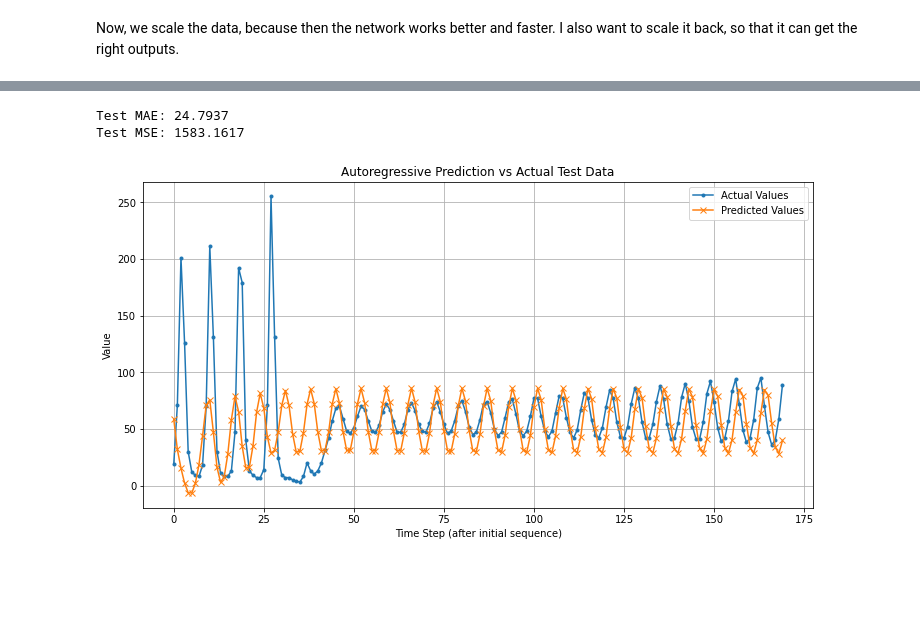
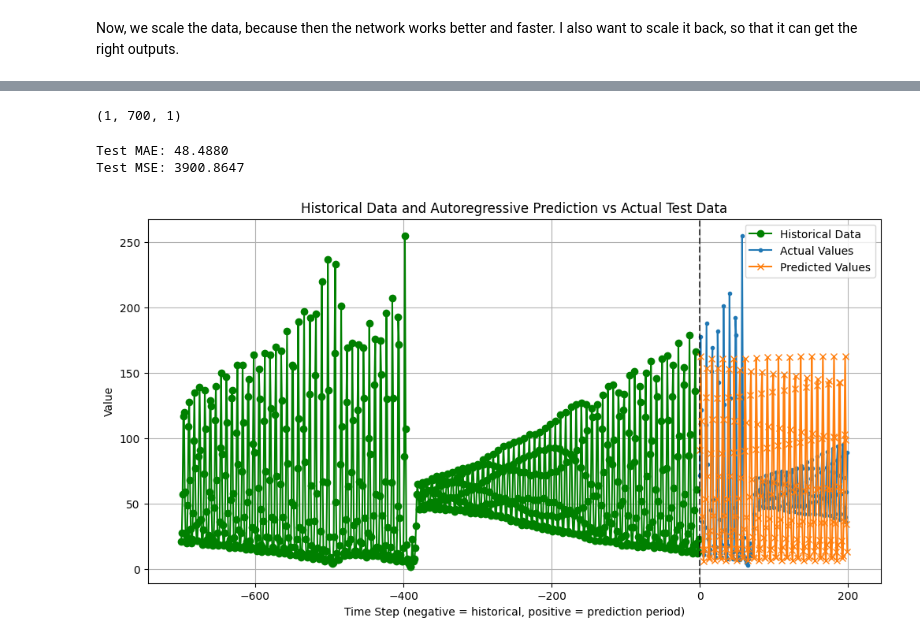
Before and after one commit to alexamirejibi/laser-prediction, a Jupyter notebook: Testing.ipynb, the cells around one changed output, grey strips where cells are left out. Cells and saved outputs as stored; diff of their text form; code cells hidden in the pictures; blank space fills up the shorter version.

```diff
--- a/Testing.ipynb
+++ b/Testing.ipynb
@@ -115,9 +115,10 @@ Max value: 4.826424751522722
 class LSTMModel(nn.Module):
     def __init__(self, input_size=1, hidden_size=64, num_layers=1, dropout=0.2):
         super().__init__()
-        self.lstm = nn.LSTM(input_size, hidden_size, num_layers, batch_first=True)
-        self.fc = nn.Linear(hidden_size, 1)
+        self.lstm = nn.LSTM(input_size, hidden_size, num_layers, batch_first=True, dropout=dropout, bidirectional=True)
         self.dropout = nn.Dropout(dropout)
+        # Adjust the input size of the linear layer to account for bidirectional LSTM (hidden_size * 2)
+        self.fc = nn.Linear(hidden_size * 2, 1)
 
     def forward(self, x):
         out, _ = self.lstm(x)
@@ -128,7 +129,7 @@ class LSTMModel(nn.Module):
 # %%
 from torch.utils.data import TensorDataset, DataLoader
 #Now we want to create sequences from our data, then split into training and validation sets
-seq_len = 30
+seq_len = 700
 
 #Define the function that retrieves the sequences:
 def create_sequences(data, seq_len):
@@ -385,43 +282,75 @@ plt.show()
+# %%
+
+
+
+# %%
+# autoregressive prediction on the test set
+model.eval()
+predictions = []
+initial_sequence_np = scaled_data[len(scaled_data)-seq_len:].reshape(1, seq_len, 1)
+initial_sequence_np.shape
+# %% [output]
+(1, 700, 1)
 # %%
-seq_len = 30
-model_tune.eval()
-predictions = []
-initial_sequence_np = test_data[:seq_len].reshape(1, seq_len, 1)
+# Get the last seq_len values from the training data
+initial_sequence_np = scaled_data[-seq_len:].reshape(1, seq_len, 1)
 current_sequence = torch.tensor(initial_sequence_np, dtype=torch.float32).to(device)
 
-num_predictions = len(test_data) - seq_len
+num_predictions = len(test_data)
 
 with torch.no_grad():
     for _ in range(num_predictions):
-        prediction = model_tune(current_sequence)
+        prediction = model(current_sequence)
         predictions.append(prediction.item())
         # append the prediction and remove the oldest point
         new_point = prediction.reshape(1, 1, 1)
         current_sequence = torch.cat((current_sequence[:, 1:, :], new_point), dim=1)
+
 # inverse transform predictions and actual test data
 predicted_values = scaler.inverse_transform(np.array(predictions).reshape(-1, 1))
-actual_values = test_data[seq_len:] # compare against the part of test_data we predicted
+actual_values = test_data
+
+# Get the last portion of training data to show before predictions
+history_data = scaler.inverse_transform(scaled_data[-seq_len:].reshape(-1, 1))
 
 # calculate mae and mse
 from sklearn.metrics import mean_absolute_error, mean_squared_error
+
+# Make sure both arrays have the same length
+min_length = min(len(actual_values), len(predicted_values))
+actual_values = actual_values[:min_length]
+predicted_values = predicted_values[:min_length]
 
 mae = mean_absolute_error(actual_values, predicted_values)
 mse = mean_squared_error(actual_values, predicted_values)
 
 print(f"Test MAE: {mae:.4f}")
 print(f"Test MSE: {mse:.4f}")
 
-# plot predictions vs actual
+# plot predictions vs actual with history data
 plt.figure(figsize=(12, 6))
-plt.plot(actual_values, label='Actual Values', marker='.')
-plt.plot(predicted_values, label='Predicted Values', marker='x')
-plt.title('Autoregressive Prediction vs Actual Test Data')
-plt.xlabel('Time Step (after initial sequence)')
+
+# Create time indices for proper alignment
+history_indices = np.arange(-len(history_data), 0)
+prediction_indices = np.arange(len(predicted_values))
+
+# Plot the historical data before predictions
+plt.plot(history_indices, history_data, label='Historical Data', color='green', marker='o')
+
+# Plot the actual and predicted values
+plt.plot(prediction_indices, actual_values, label='Actual Values', marker='.')
+plt.plot(prediction_indices, predicted_values, label='Predicted Values', marker='x')
+
+# Add a vertical line to separate history from predictions
+plt.axvline(x=0, color='black', linestyle='--', alpha=0.7)
+
+plt.title('Historical Data and Autoregressive Prediction vs Actual Test Data')
+plt.xlabel('Time Step (negative = historical, positive = prediction period)')
 plt.ylabel('Value')
 plt.legend()
 plt.grid(True)
 plt.show()
 # %% [output]
-Test MAE: 24.7937
-Test MSE: 1583.1617
+Test MAE: 48.4880
+Test MSE: 3900.8647
-[figure, old version]
+[figure, new version]
```
Also changed, not shown: parts of 7 cells of this notebook.
